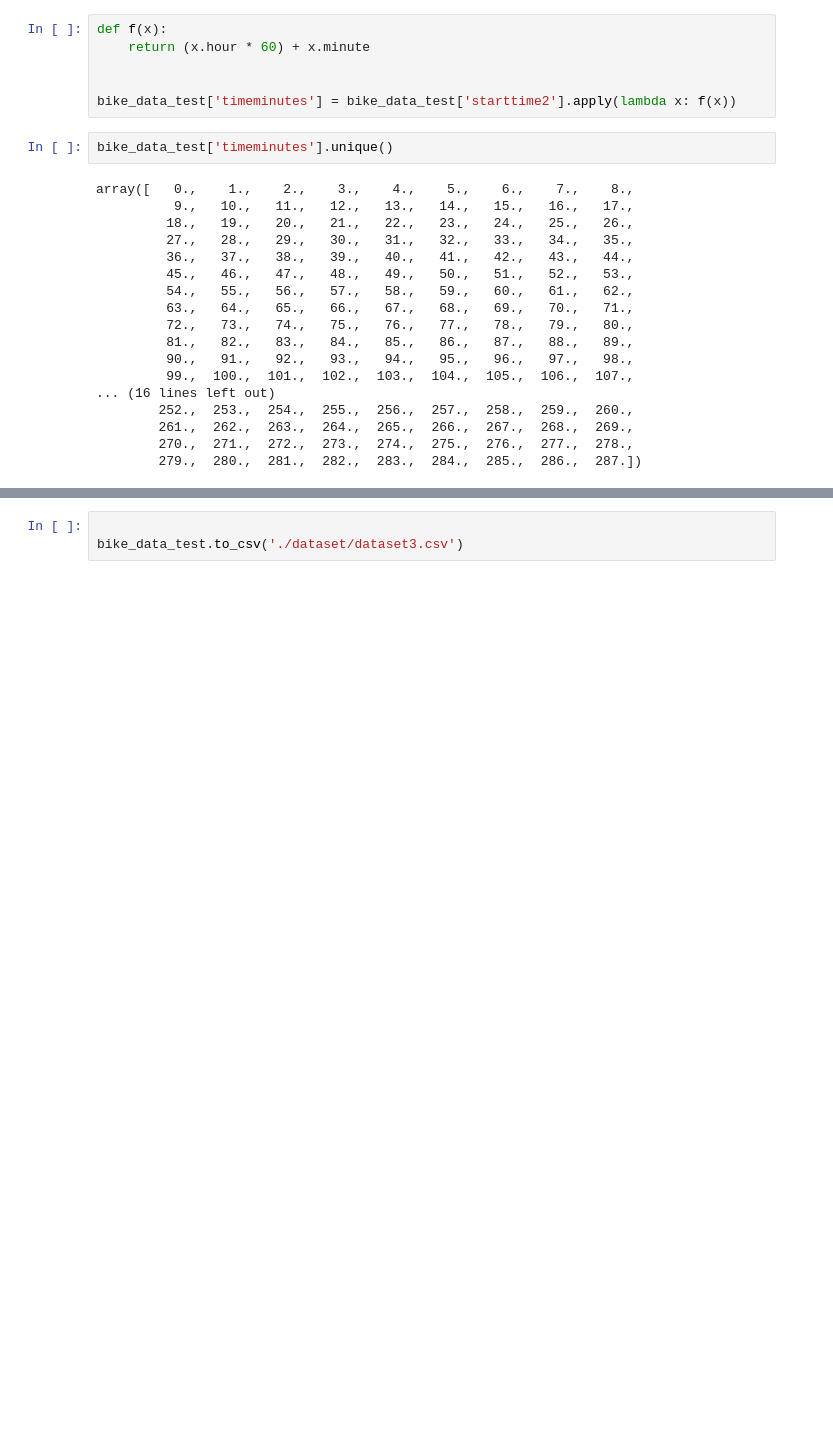
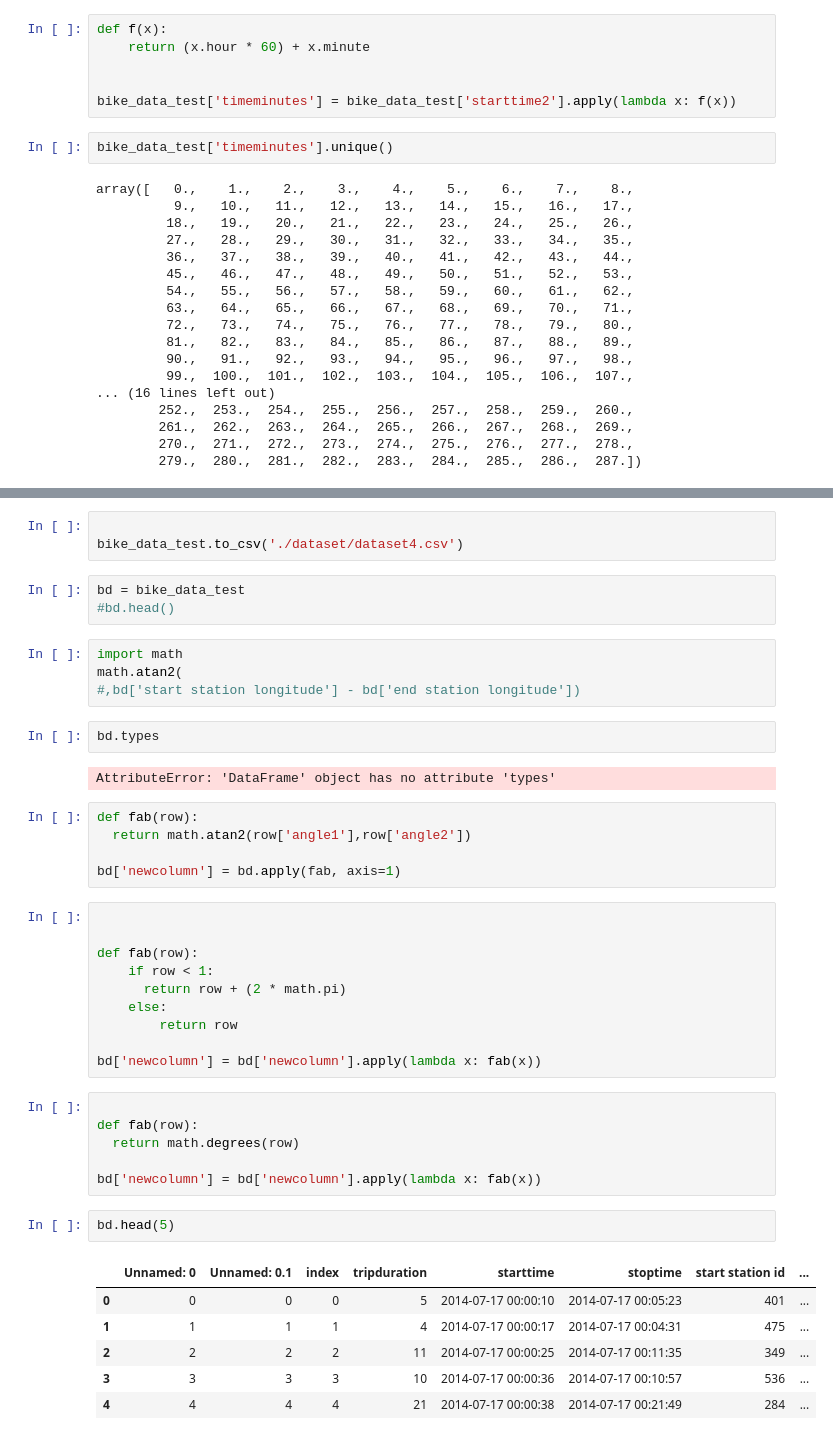
Before and after one commit to neone4373/Citibike-explorer, a Jupyter notebook: smalldataset-Copy0.ipynb, the cells around one changed output, grey strips where cells are left out. Saved outputs shown, nothing was run; the diff lists cells and outputs as text; blank space fills up the shorter version.

```diff
--- a/smalldataset-Copy0.ipynb
+++ b/smalldataset-Copy0.ipynb
@@ -123,3 +161,44 @@ array([   0.,    1.,    2.,    3.,    4.,    5.,    6.,    7.,    8.,
 # %%
 
-bike_data_test.to_csv('./dataset/dataset3.csv')
+bike_data_test.to_csv('./dataset/dataset4.csv')
+# %%
+bd = bike_data_test
+#bd.head()
+# %%
+import math
+math.atan2(
+#,bd['start station longitude'] - bd['end station longitude'])
+# %%
+bd.types
+# %% [output]
+AttributeError: 'DataFrame' object has no attribute 'types'
+# %%
+def fab(row):
+  return math.atan2(row['angle1'],row['angle2'])
+
+bd['newcolumn'] = bd.apply(fab, axis=1)
+# %%
+
+
+def fab(row):
+    if row < 1:
+      return row + (2 * math.pi)
+    else:
+        return row
+
+bd['newcolumn'] = bd['newcolumn'].apply(lambda x: fab(x))
+# %%
+
+def fab(row):
+  return math.degrees(row)
+
+bd['newcolumn'] = bd['newcolumn'].apply(lambda x: fab(x))
+# %%
+bd.head(5)
+# %% [output]
+|  | Unnamed: 0 | Unnamed: 0.1 | index | tripduration | starttime | stoptime | start station id | ... |
+| 0 | 0 | 0 | 0 | 5 | 2014-07-17 00:00:10 | 2014-07-17 00:05:23 | 401 | ... |
+| 1 | 1 | 1 | 1 | 4 | 2014-07-17 00:00:17 | 2014-07-17 00:04:31 | 475 | ... |
+| 2 | 2 | 2 | 2 | 11 | 2014-07-17 00:00:25 | 2014-07-17 00:11:35 | 349 | ... |
+| 3 | 3 | 3 | 3 | 10 | 2014-07-17 00:00:36 | 2014-07-17 00:10:57 | 536 | ... |
+| 4 | 4 | 4 | 4 | 21 | 2014-07-17 00:00:38 | 2014-07-17 00:21:49 | 284 | ... |
```
Also changed, not shown: parts of 13 cells of this notebook, 5 other files.
